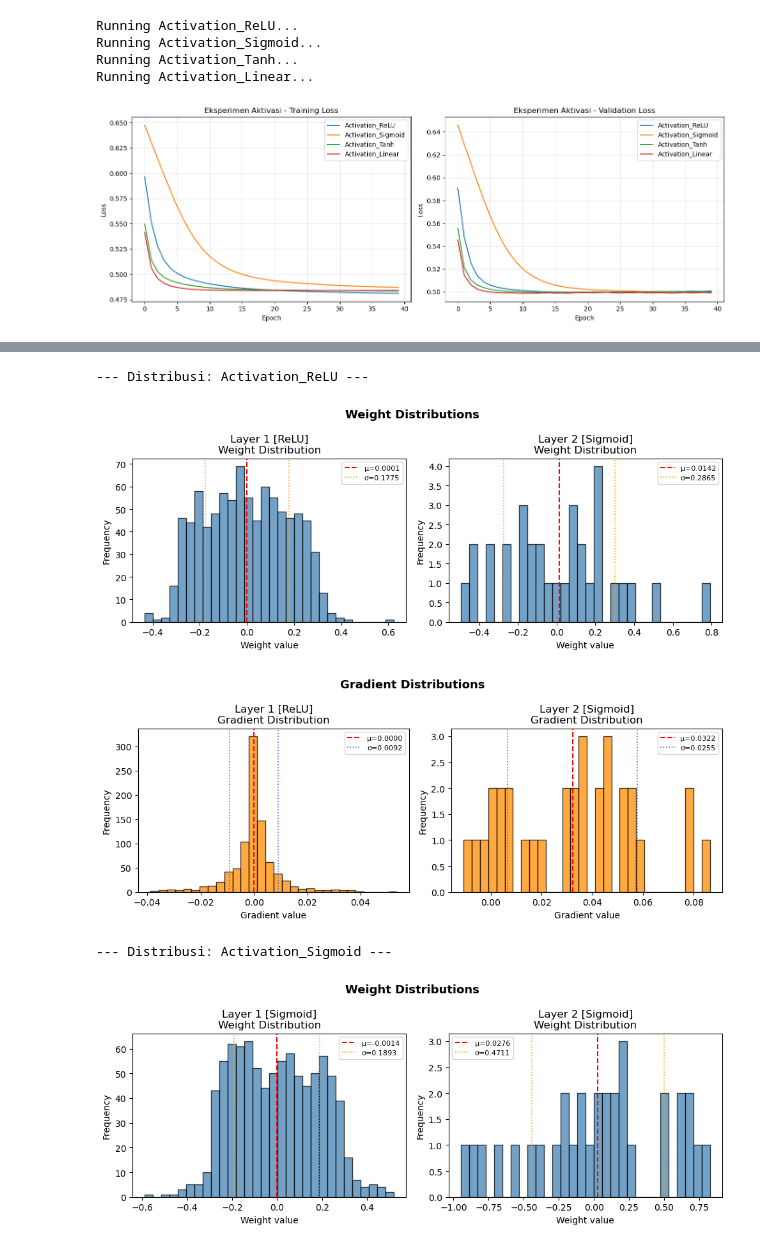
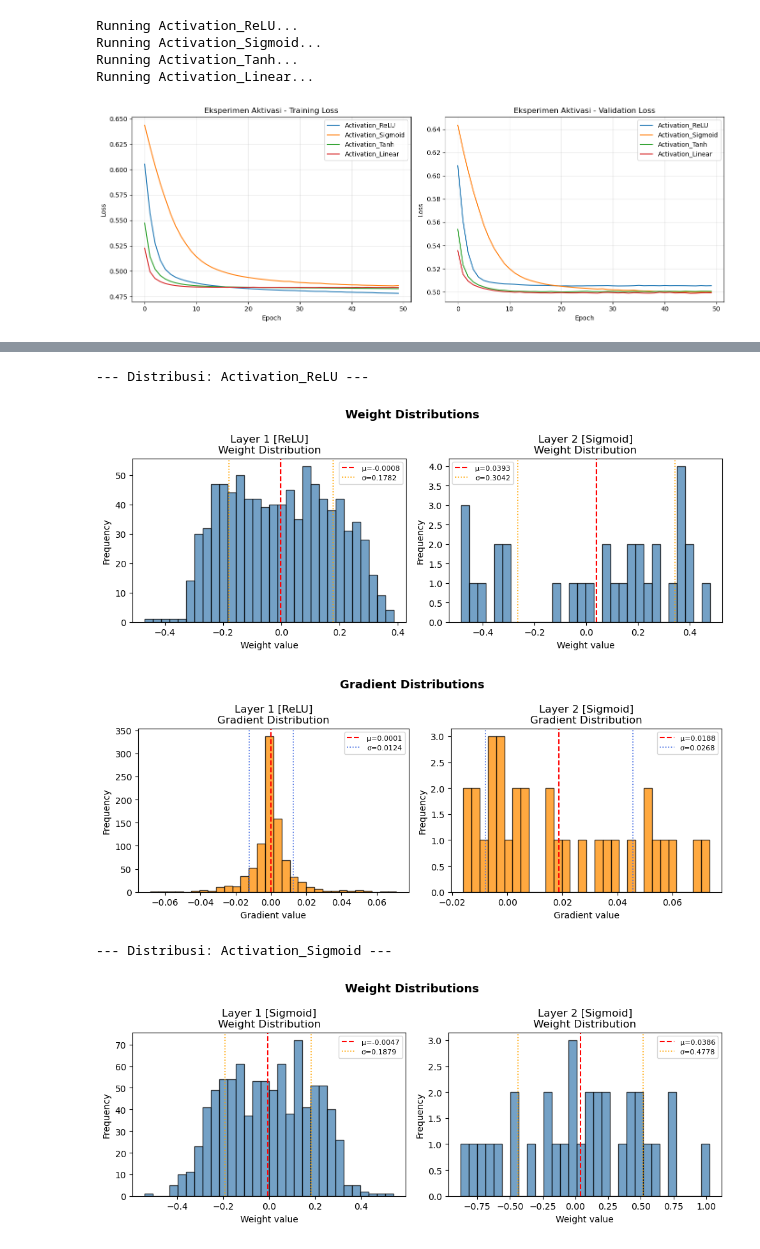
Before and after one commit to sbimasena/Feedforward-Neural-Network_MajangLu, a Jupyter notebook: src/pipeline.ipynb, the cells around one changed output, grey strips where cells are left out. Saved outputs shown, nothing was run; the diff lists cells and outputs as text; code cells hidden in the pictures.

```diff
--- a/src/pipeline.ipynb
+++ b/src/pipeline.ipynb
@@ -115,12 +126,11 @@ summary_tables = {}
 width_results = {}
 widths = [8, 32, 128]
 
-for w in widths:
+for idx, w in enumerate(widths):
     name = f"Width_{w}"
-
-    model = build_network([X_train.shape[1], w, 1], activations=[ReLU()])
-
-    width_results[name] = run_experiment(name, model, epochs=50, lr=0.01, width=w)
+    exp_seed = SEED + 100 + idx
+    model = build_network([X_train.shape[1], w, 1], activations=[ReLU()], seed=exp_seed)
+    width_results[name] = run_experiment(name, model, epochs=50, lr=0.01, seed=exp_seed, width=w)
 
 plot_history_collection(width_results, "Eksperimen Width")
 display(results_to_dataframe(width_results))
@@ -137,14 +147,13 @@ Running Width_128...
 depth_results = {}
 depths = [1, 3, 5]
 
-for d in depths:
+for idx, d in enumerate(depths):
     name = f"Depth_{d}"
+    exp_seed = SEED + 200 + idx
     layers = [X_train.shape[1]] + [32] * d + [1]
     activations = [ReLU()] * d
-
-    model = build_network(layers, activations)
-
-    depth_results[name] = run_experiment(name, model, epochs=50, lr=0.01, depth=d)
+    model = build_network(layers, activations, seed=exp_seed)
+    depth_results[name] = run_experiment(name, model, epochs=50, lr=0.01, seed=exp_seed, depth=d)
 
 plot_history_collection(depth_results, "Eksperimen Depth")
 display(results_to_dataframe(depth_results))
@@ -161,12 +170,11 @@ Running Depth_5...
 act_results = {}
 options = {"ReLU": ReLU(), "Sigmoid": Sigmoid(), "Tanh": Tanh(), "Linear": Linear()}
 
-for act_name, act_obj in options.items():
+for idx, (act_name, act_obj) in enumerate(options.items()):
     name = f"Activation_{act_name}"
-
-    model = build_network([X_train.shape[1], 32, 1], activations=[act_obj])
-
-    act_results[name] = run_experiment(name, model, test_activation=act_name)
+    exp_seed = SEED + 300 + idx
+    model = build_network([X_train.shape[1], 32, 1], activations=[act_obj], seed=exp_seed)
+    act_results[name] = run_experiment(name, model, epochs=50, lr=0.01, seed=exp_seed, test_activation=act_name)
 
 plot_history_collection(act_results, "Eksperimen Aktivasi")
 display(results_to_dataframe(act_results))
@@ -176,5 +184,5 @@ Running Activation_ReLU...
 Running Activation_Sigmoid...
 Running Activation_Tanh...
 Running Activation_Linear...
-[figure, old version]
+[figure, new version]
 |  | experiment | accuracy | precision | recall | f1 | final_train_loss | final_val_loss | test_activation |
@@ -185,5 +193,5 @@ Running Activation_Linear...
 --- Distribusi: Activation_ReLU ---
-[figure, old version]
+[figure, new version]
-[figure, old version]
+[figure, new version]
 --- Distribusi: Activation_Sigmoid ---
-[figure, old version]
+[figure, new version]
```
Also changed, not shown: parts of 9 cells of this notebook.
